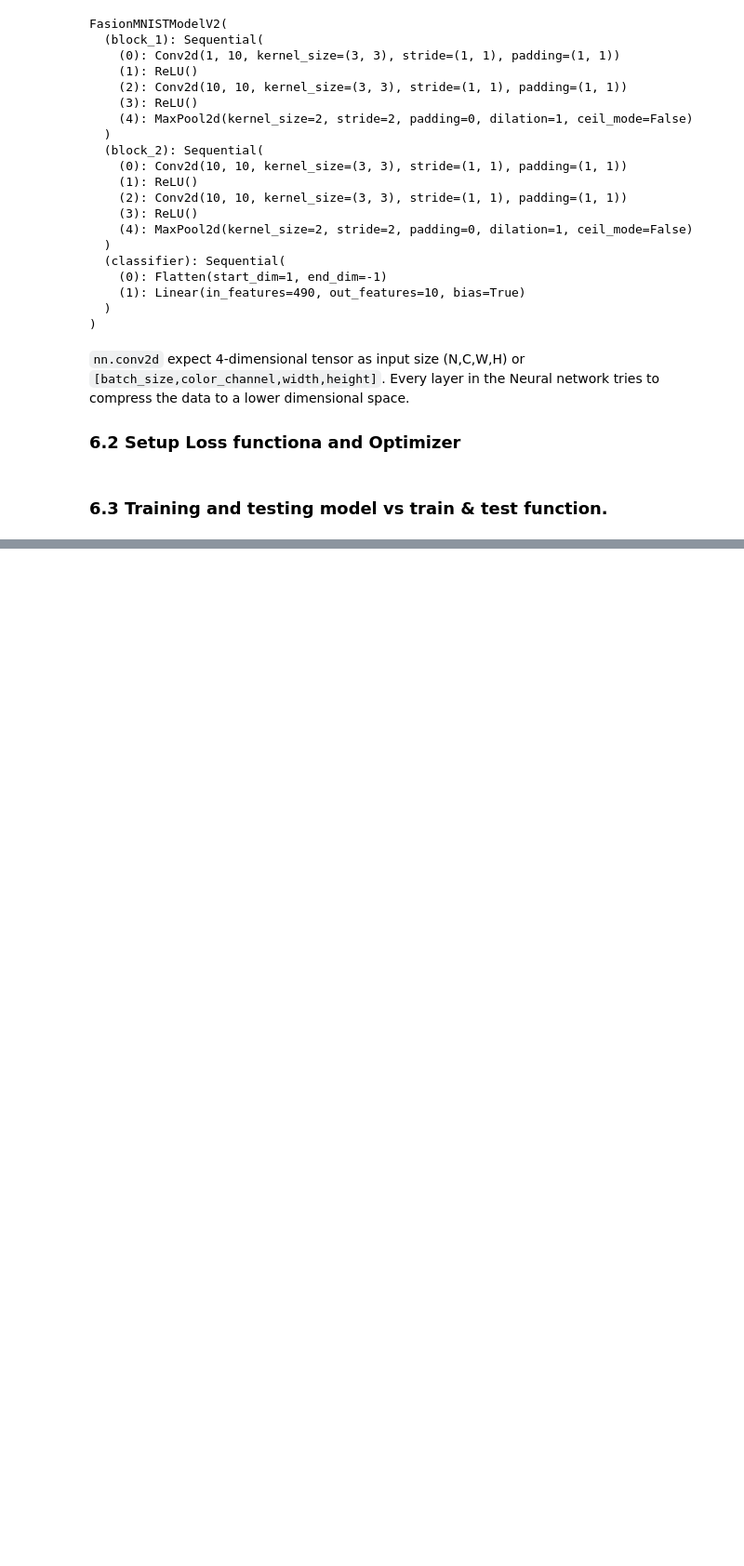
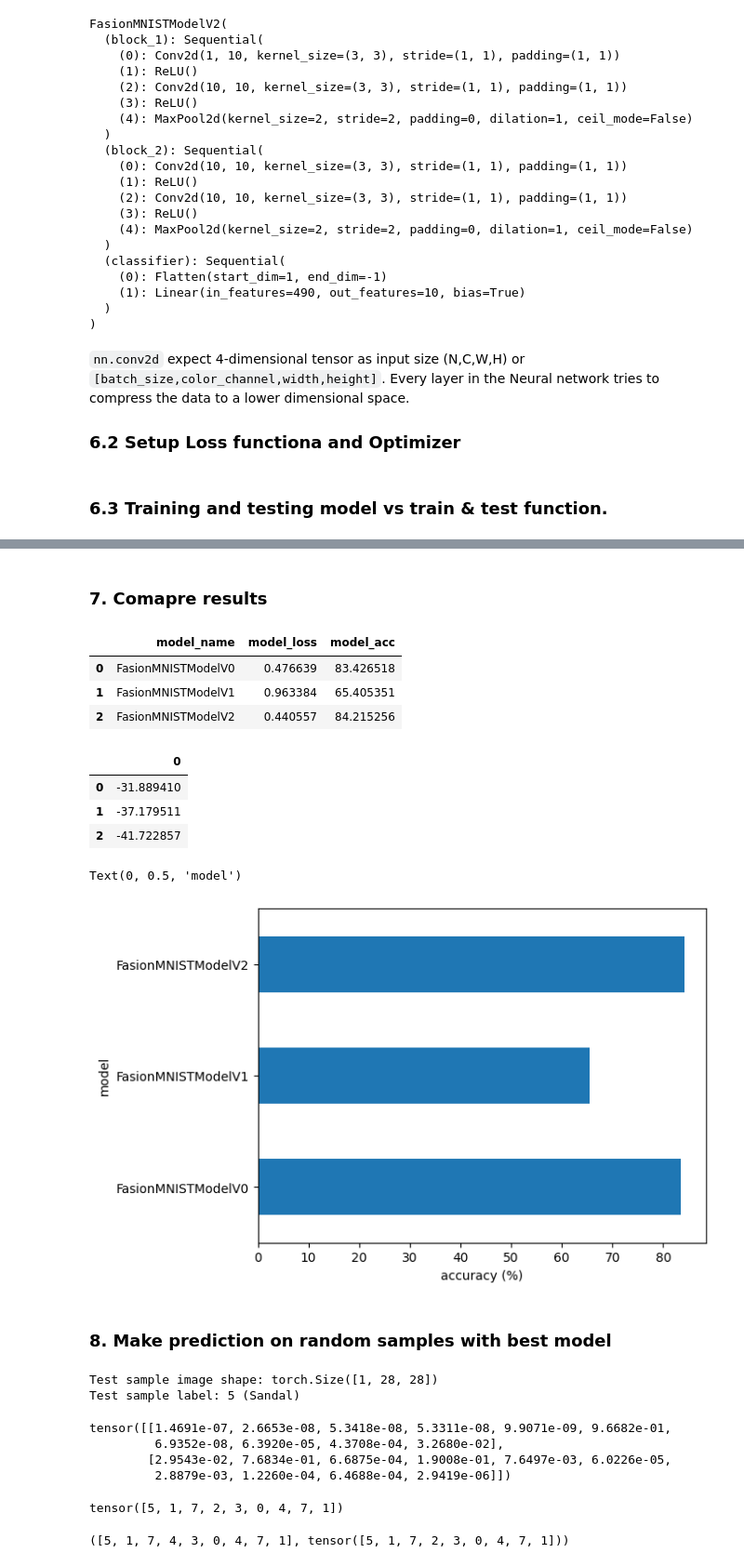
Before and after one commit to kailas711/ZTM-PyTorch, a Jupyter notebook: 03. PyTorch Computer Vision.ipynb, the cells around one changed output, grey strips where cells are left out. Shown at 93% size. Drawn from its saved outputs; the diff is of its cells as text; code cells hidden in the pictures; blank space fills up the shorter version.

```diff
--- a/03. PyTorch Computer Vision.ipynb
+++ b/03. PyTorch Computer Vision.ipynb
@@ -759,0 +760,33 @@ model_2_result
+# %% [markdown]
+### 7. Comapre results
+# %%
+import pandas as pd
+results = pd.DataFrame([model_0_results,
+                       model_1_results,
+                       model_2_result])
+results
+# %% [output]
+|  | model_name | model_loss | model_acc |
+| 0 | FasionMNISTModelV0 | 0.476639 | 83.426518 |
+| 1 | FasionMNISTModelV1 | 0.963384 | 65.405351 |
+| 2 | FasionMNISTModelV2 | 0.440557 | 84.215256 |
+# %%
+time_tradeoff = pd.DataFrame([total_trainTime_model0,
+                              total_train_time_model_1,
+                              total_train_time_model_2])
+time_tradeoff
+# %% [output]
+|  | 0 |
+| 0 | -31.889410 |
+| 1 | -37.179511 |
+| 2 | -41.722857 |
+# %%
+# visulazie
+results.set_index("model_name")["model_acc"].plot(kind='barh')
+plt.xlabel('accuracy (%)')
+plt.ylabel('model')
+# %% [output]
+Text(0, 0.5, 'model')
+[figure, added]
+# %% [markdown]
+### 8. Make prediction on random samples with best model
@@ -759,0 +812,35 @@ model_2_result
+# %%
+import random
+random.seed(42)
+test_samples = []
+test_labels = []
+for sample, label in random.sample(list(test_data), k=9):
+    test_samples.append(sample)
+    test_labels.append(label)
+
+# View the first test sample shape and label
+print(f"Test sample image shape: {test_samples[0].shape}\nTest sample label: {test_labels[0]} ({class_names[test_labels[0]]})")
+# %% [output]
+Test sample image shape: torch.Size([1, 28, 28])
+Test sample label: 5 (Sandal)
+# %%
+# Make predictions on test samples with model 2
+pred_probs= make_predictions(model=model_2,
+                             data=test_samples)
+
+# View first two prediction probabilities list
+pred_probs[:2]
+# %% [output]
+tensor([[1.4691e-07, 2.6653e-08, 5.3418e-08, 5.3311e-08, 9.9071e-09, 9.6682e-01,
+         6.9352e-08, 6.3920e-05, 4.3708e-04, 3.2680e-02],
+        [2.9543e-02, 7.6834e-01, 6.6875e-04, 1.9008e-01, 7.6497e-03, 6.0226e-05,
+         2.8879e-03, 1.2260e-04, 6.4688e-04, 2.9419e-06]])
+# %%
+# Turn the prediction probabilities into prediction labels by taking the argmax()
+pred_classes = pred_probs.argmax(dim=1)
+print(pred_classes)
+# Are our predictions in the same form as our test labels?
+test_labels, pred_classes
+# %% [output]
+tensor([5, 1, 7, 2, 3, 0, 4, 7, 1])
+([5, 1, 7, 4, 3, 0, 4, 7, 1], tensor([5, 1, 7, 2, 3, 0, 4, 7, 1]))
```
Also changed, not shown: parts of 16 cells of this notebook, 1 other file.
